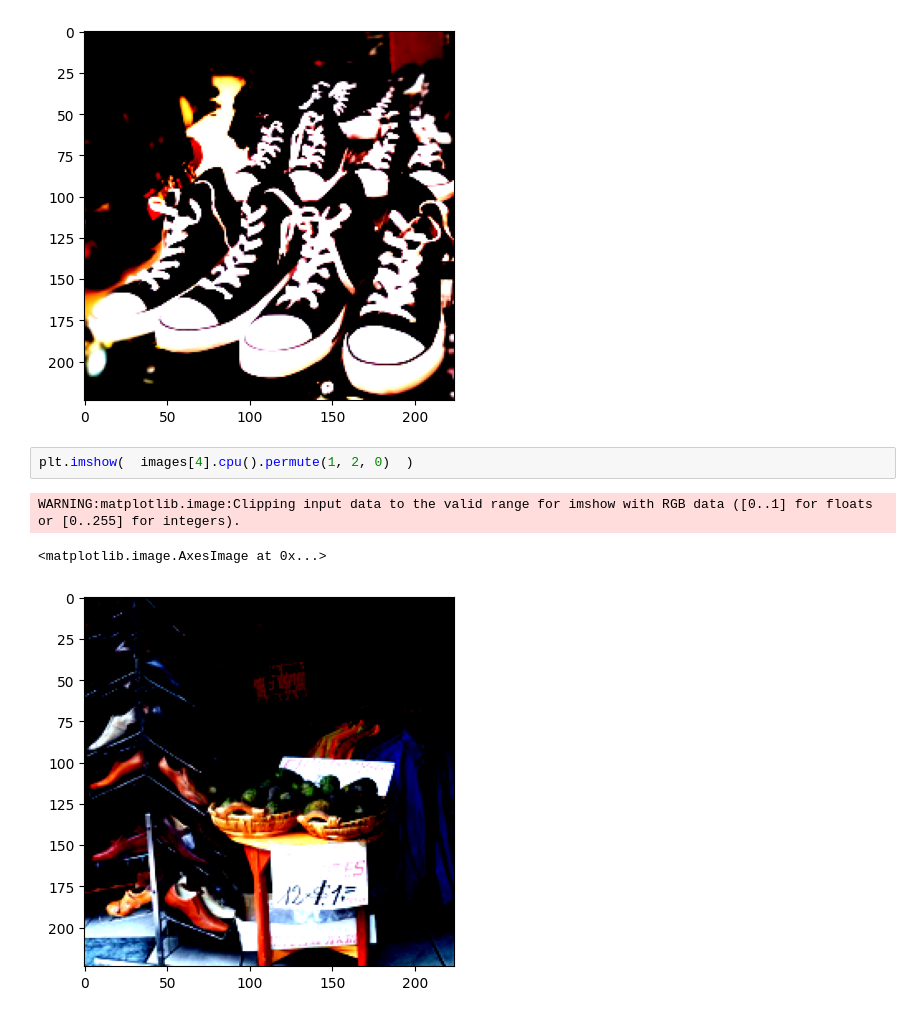
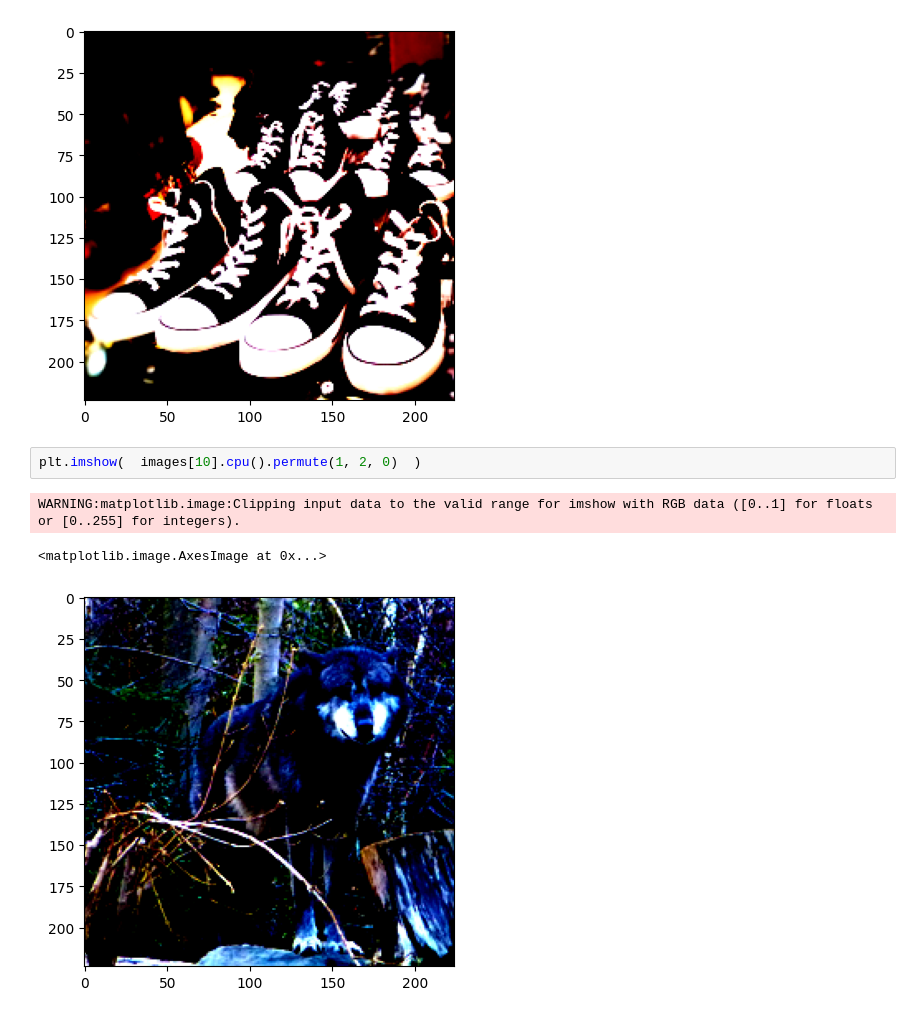
Before and after one commit to cagBRT/Diffusers, a Jupyter notebook: Prompt_Engineering_for_ImageNet_(1).ipynb, the cells around one changed output. Cells and saved outputs as stored; diff of their text form.

```diff
--- a/Prompt_Engineering_for_ImageNet_(1).ipynb
+++ b/Prompt_Engineering_for_ImageNet_(1).ipynb
@@ -473,11 +478,11 @@ WARNING:matplotlib.image:Clipping input data to the valid range for imshow with
 <matplotlib.image.AxesImage at 0x...>
 [figure]
 # %%
-plt.imshow(  images[4].cpu().permute(1, 2, 0)  )
+plt.imshow(  images[10].cpu().permute(1, 2, 0)  )
 # %% [output]
 WARNING:matplotlib.image:Clipping input data to the valid range for imshow with RGB data ([0..1] for floats or [0..255] for integers).
 <matplotlib.image.AxesImage at 0x...>
-[figure, old version]
+[figure, new version]
 # %%
 top1 = (top1 / n) * 100
 top5 = (top5 / n) * 100
```
Also changed, not shown: parts of 4 cells of this notebook.
